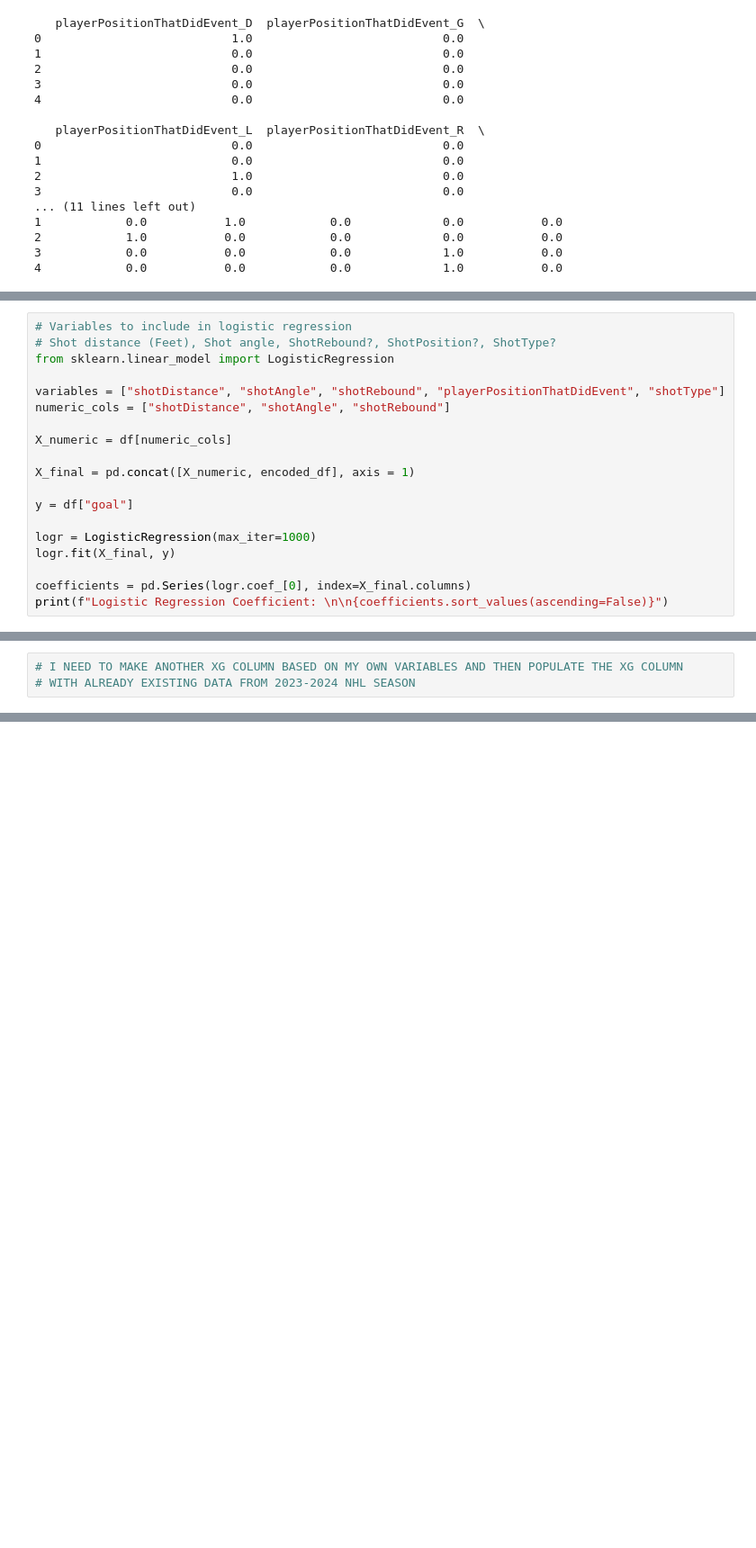
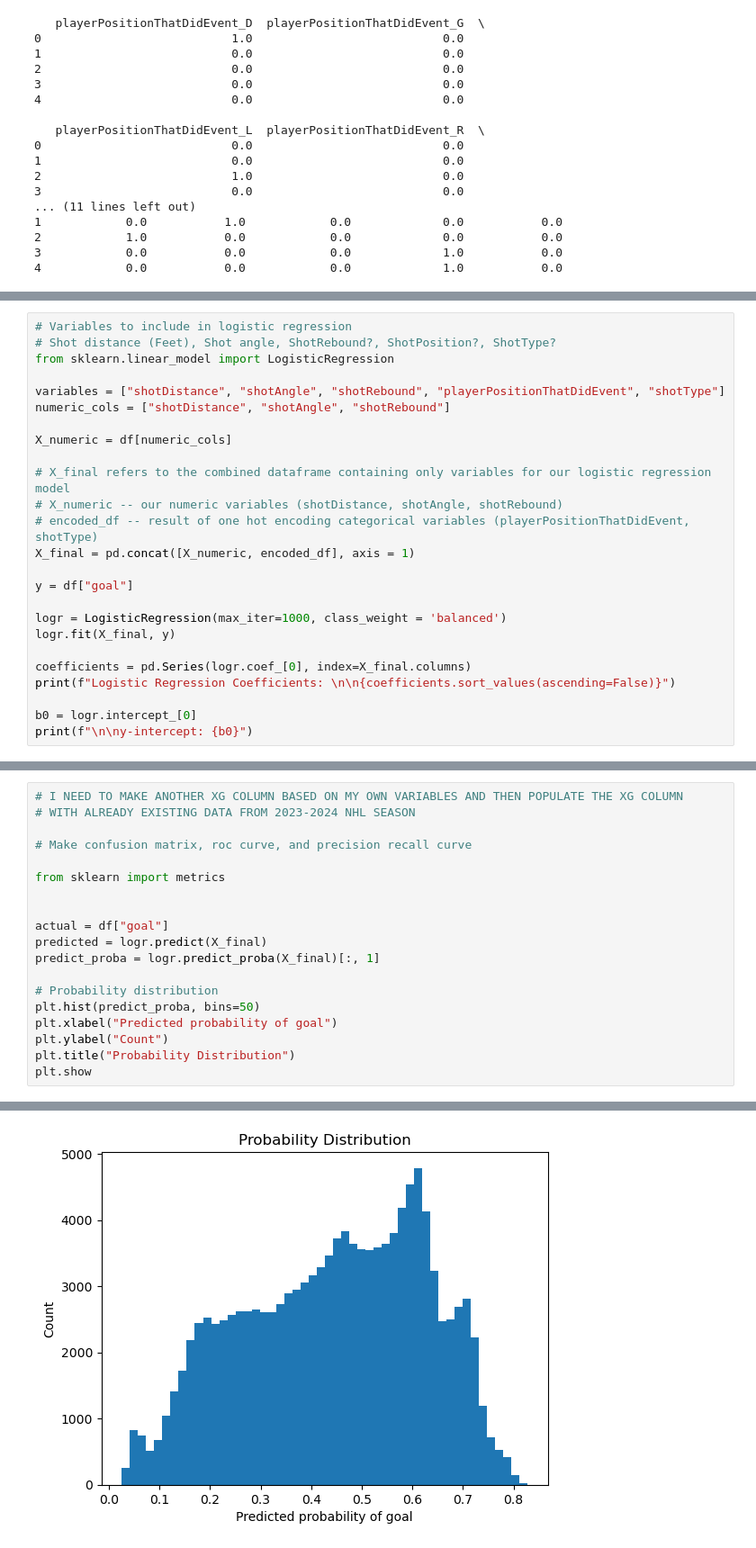
Before and after one commit to siqbal21/NHL-Shot-Probability-Machine-Learning-Model, a Jupyter notebook: expectedGoals.ipynb, the cells around one changed output, grey strips where cells are left out. Shown at 90% size. Cells and saved outputs as stored; diff of their text form; blank space fills up the shorter version.

Commit message:
Confusion Matrix Update

```diff
--- a/expectedGoals.ipynb
+++ b/expectedGoals.ipynb
@@ -576,13 +599,19 @@ numeric_cols = ["shotDistance", "shotAngle", "shotRebound"]
 
 X_numeric = df[numeric_cols]
 
+# X_final refers to the combined dataframe containing only variables for our logistic regression model
+# X_numeric -- our numeric variables (shotDistance, shotAngle, shotRebound)
+# encoded_df -- result of one hot encoding categorical variables (playerPositionThatDidEvent, shotType)
 X_final = pd.concat([X_numeric, encoded_df], axis = 1)
 
 y = df["goal"]
 
-logr = LogisticRegression(max_iter=1000)
+logr = LogisticRegression(max_iter=1000, class_weight = 'balanced')
 logr.fit(X_final, y)
 
 coefficients = pd.Series(logr.coef_[0], index=X_final.columns)
-print(f"Logistic Regression Coefficient: \n\n{coefficients.sort_values(ascending=False)}")
+print(f"Logistic Regression Coefficients: \n\n{coefficients.sort_values(ascending=False)}")
+
+b0 = logr.intercept_[0]
+print(f"\n\ny-intercept: {b0}")
 # %% [output]
@@ -642,3 +635,20 @@ coefficients_dict = {"shotType_SLAP" : 0.850596,
 # %%
 # I NEED TO MAKE ANOTHER XG COLUMN BASED ON MY OWN VARIABLES AND THEN POPULATE THE XG COLUMN
 # WITH ALREADY EXISTING DATA FROM 2023-2024 NHL SEASON
+
+# Make confusion matrix, roc curve, and precision recall curve
+
+from sklearn import metrics
+
+
+actual = df["goal"]
+predicted = logr.predict(X_final)
+predict_proba = logr.predict_proba(X_final)[:, 1]
+
+# Probability distribution
+plt.hist(predict_proba, bins=50)
+plt.xlabel("Predicted probability of goal")
+plt.ylabel("Count")
+plt.title("Probability Distribution")
+plt.show
+# %% [output]
@@ -644,0 +656 @@ coefficients_dict = {"shotType_SLAP" : 0.850596,
+[figure, added]
```
Also changed, not shown: parts of 8 cells of this notebook.
